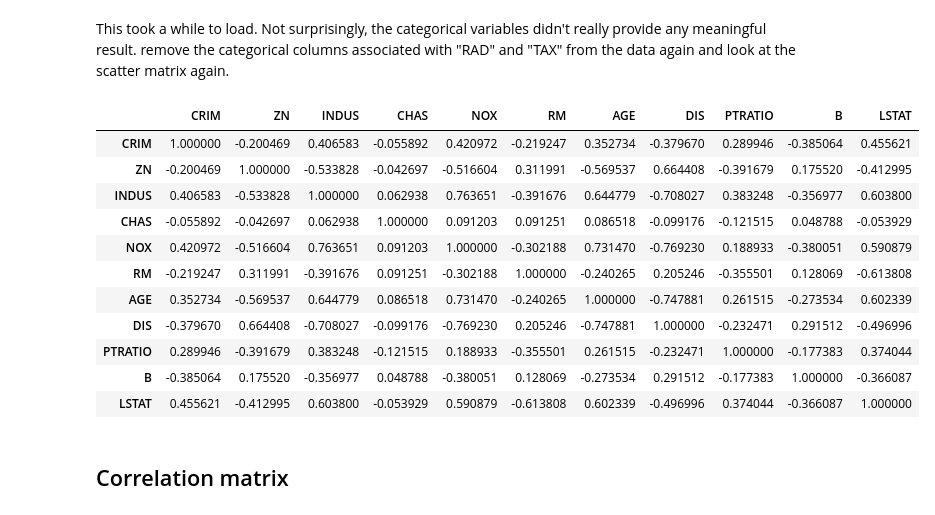
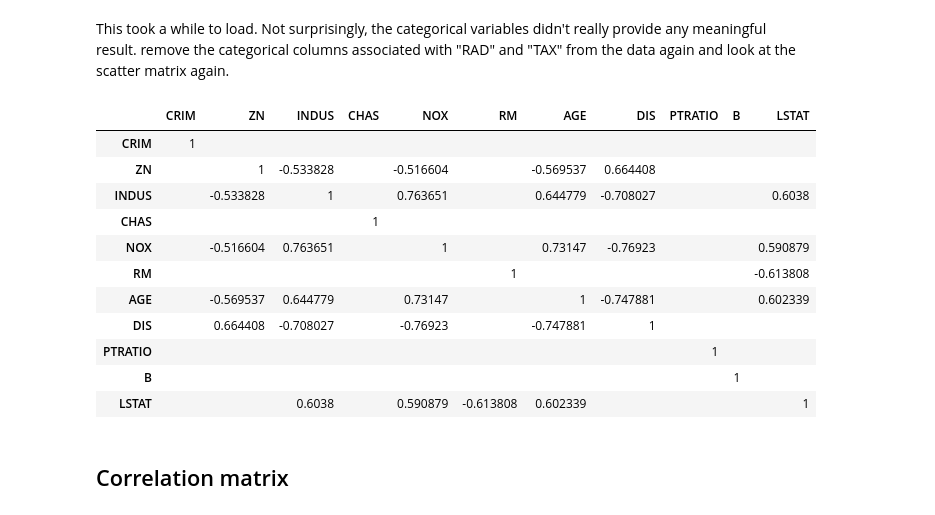
Before and after one commit to Pietrassyk/dsc-multicollinearity-of-features---lab-nyc-ds-career-042219, a Jupyter notebook: index.ipynb, the cells around one changed output. Cells and saved outputs as stored; diff of their text form; code cells hidden in the pictures.

```diff
--- a/index.ipynb
+++ b/index.ipynb
@@ -70,20 +70,20 @@ boston_features.corr().applymap(lambda x: x if abs(x)>=0.5 else "")
 # %% [markdown]
 This took a while to load. Not surprisingly, the categorical variables didn't really provide any meaningful result. remove the categorical columns associated with "RAD" and "TAX" from the data again and look at the scatter matrix again.
 # %%
-boston_features[list(boston_features.columns[0:11])].corr()
+boston_features[list(boston_features.columns[0:11])].corr().applymap(lambda x: x if abs(x)>=0.5 else "")
 # %% [output]
 |  | CRIM | ZN | INDUS | CHAS | NOX | RM | AGE | DIS | PTRATIO | B | LSTAT |
-| CRIM | 1.000000 | -0.200469 | 0.406583 | -0.055892 | 0.420972 | -0.219247 | 0.352734 | -0.379670 | 0.289946 | -0.385064 | 0.455621 |
-| ZN | -0.200469 | 1.000000 | -0.533828 | -0.042697 | -0.516604 | 0.311991 | -0.569537 | 0.664408 | -0.391679 | 0.175520 | -0.412995 |
-| INDUS | 0.406583 | -0.533828 | 1.000000 | 0.062938 | 0.763651 | -0.391676 | 0.644779 | -0.708027 | 0.383248 | -0.356977 | 0.603800 |
-| CHAS | -0.055892 | -0.042697 | 0.062938 | 1.000000 | 0.091203 | 0.091251 | 0.086518 | -0.099176 | -0.121515 | 0.048788 | -0.053929 |
-| NOX | 0.420972 | -0.516604 | 0.763651 | 0.091203 | 1.000000 | -0.302188 | 0.731470 | -0.769230 | 0.188933 | -0.380051 | 0.590879 |
-| RM | -0.219247 | 0.311991 | -0.391676 | 0.091251 | -0.302188 | 1.000000 | -0.240265 | 0.205246 | -0.355501 | 0.128069 | -0.613808 |
-| AGE | 0.352734 | -0.569537 | 0.644779 | 0.086518 | 0.731470 | -0.240265 | 1.000000 | -0.747881 | 0.261515 | -0.273534 | 0.602339 |
-| DIS | -0.379670 | 0.664408 | -0.708027 | -0.099176 | -0.769230 | 0.205246 | -0.747881 | 1.000000 | -0.232471 | 0.291512 | -0.496996 |
-| PTRATIO | 0.289946 | -0.391679 | 0.383248 | -0.121515 | 0.188933 | -0.355501 | 0.261515 | -0.232471 | 1.000000 | -0.177383 | 0.374044 |
-| B | -0.385064 | 0.175520 | -0.356977 | 0.048788 | -0.380051 | 0.128069 | -0.273534 | 0.291512 | -0.177383 | 1.000000 | -0.366087 |
-| LSTAT | 0.455621 | -0.412995 | 0.603800 | -0.053929 | 0.590879 | -0.613808 | 0.602339 | -0.496996 | 0.374044 | -0.366087 | 1.000000 |
+| CRIM | 1 |  |  |  |  |  |  |  |  |  |  |
+| ZN |  | 1 | -0.533828 |  | -0.516604 |  | -0.569537 | 0.664408 |  |  |  |
+| INDUS |  | -0.533828 | 1 |  | 0.763651 |  | 0.644779 | -0.708027 |  |  | 0.6038 |
+| CHAS |  |  |  | 1 |  |  |  |  |  |  |  |
+| NOX |  | -0.516604 | 0.763651 |  | 1 |  | 0.73147 | -0.76923 |  |  | 0.590879 |
+| RM |  |  |  |  |  | 1 |  |  |  |  | -0.613808 |
+| AGE |  | -0.569537 | 0.644779 |  | 0.73147 |  | 1 | -0.747881 |  |  | 0.602339 |
+| DIS |  | 0.664408 | -0.708027 |  | -0.76923 |  | -0.747881 | 1 |  |  |  |
+| PTRATIO |  |  |  |  |  |  |  |  | 1 |  |  |
+| B |  |  |  |  |  |  |  |  |  | 1 |  |
+| LSTAT |  |  | 0.6038 |  | 0.590879 | -0.613808 | 0.602339 |  |  |  | 1 |
 # %% [markdown]
 ## Correlation matrix
 # %% [markdown]
```
